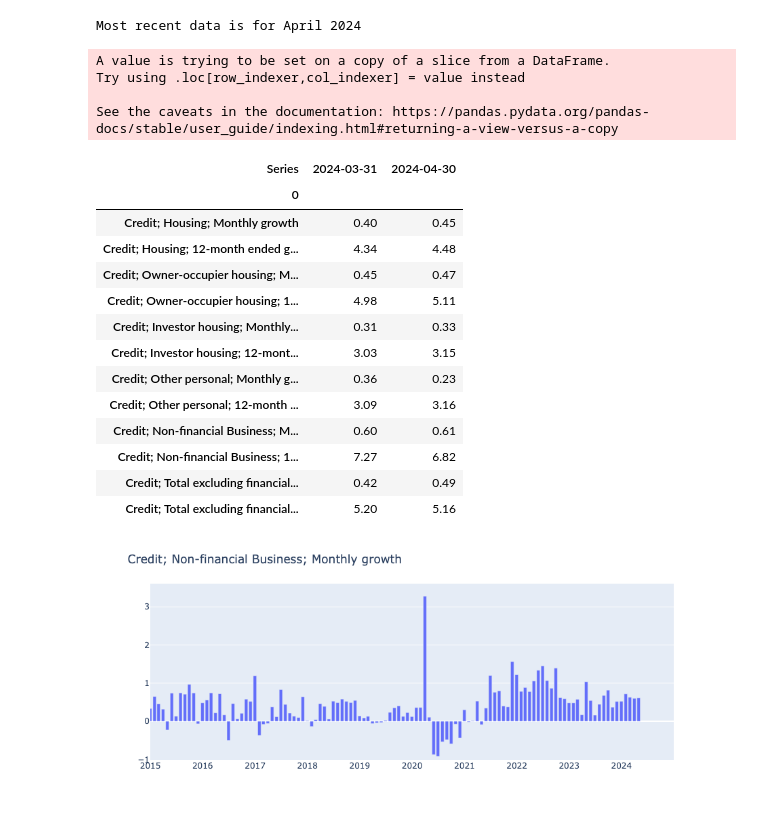
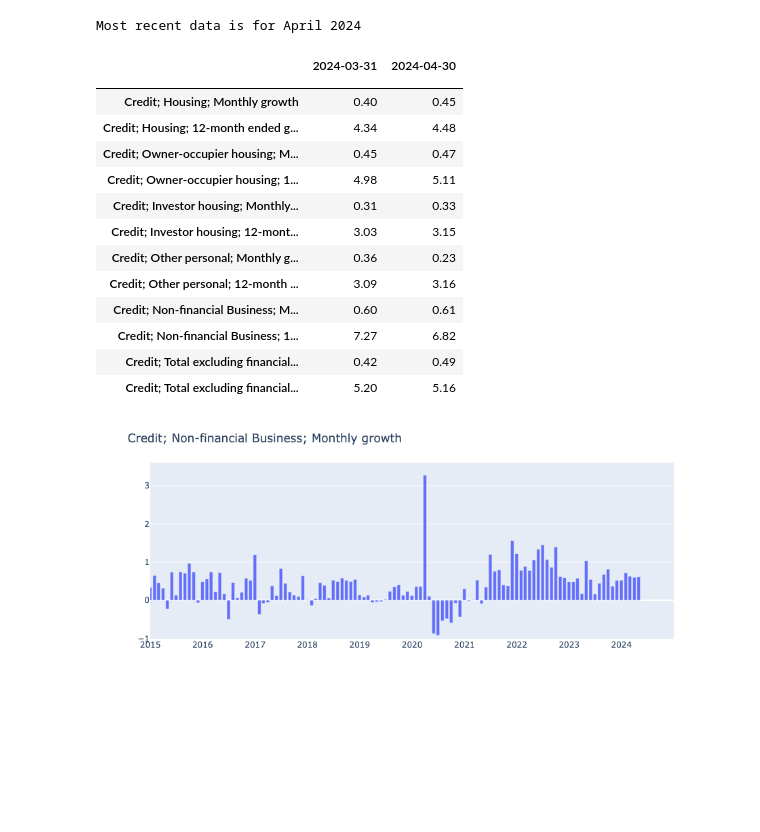
Before and after one commit to dandrew68/rateWebsiteTwo, a Jupyter notebook: CreditAggregatesExample.ipynb, the cells around one changed output. Cells and saved outputs as stored; diff of their text form; code cells hidden in the pictures; blank space fills up the shorter version.

Commit message:
Changes to table

```diff
--- a/CreditAggregatesExample.ipynb
+++ b/CreditAggregatesExample.ipynb
@@ -104,88 +104,71 @@ def graph_series(seriesName, data, startDate, endDate):
 
     return fig
 # %%
-
 df_for_table = df
 
 data_series = list(df_for_table)
-
+#print('Here is a list of data series in the table:')
 #print(data_series)
 
 df_for_table = df_for_table[-2:]
+#print('Here is just the last two rows in the dataframe')
 #display(df_for_table)
 
-df_for_table["Date"] = pd.to_datetime(df_for_table["Date"])
-#display(df_for_table)
-
-#df_for_table["Date"] = df_for_table["Date"].dt.strftime('%m/%Y')
-
-
-
-
-
-#new_dates = [date.strftime('%B %Y') for date in df_for_table["Date"]]
-#print(new_dates)
+#df_for_table.loc[:,0] = pd.to_datetime(df_for_table["Date"])
 
 df_for_table  = df_for_table.transpose()
 #display(df_for_table)
 
-df_for_table = df_for_table.round(decimals = 2)
+new_header = df_for_table.iloc[0] #grab the first row for the header
+df_for_table = df_for_table[1:] #take the data less the header row
+df_for_table.columns = new_header
 #display(df_for_table)
 
-#display(df_for_table)
+# df_for_table = df_for_table.round(decimals = 2)
 
-df_for_table.iloc[0][0] = ""
-datesList = df_for_table.iloc[0].tolist()
-df_for_table.columns = datesList
-#display(df_for_table)
 
-df_for_table = df_for_table[1:]
-#display(df_for_table)
+# datesList = df_for_table.iloc[0].tolist()
+# df_for_table.columns = datesList
 
-df_for_table.columns.name = "Series"
-#display(df_for_table)
+
+# df_for_table = df_for_table[1:]
+
+
+# df_for_table.columns.name = "Series"
+
 
 df_for_table = df_for_table.drop(['M3; 12-month ended growth',
                                   'M3; Monthly growth',
                                   'Credit; Business; Monthly growth',
                                   'Credit; Business; 12-month ended growth',
                                   'Credit; Total; Monthly growth',
                                   'Credit; Total; 12-month ended growth',
                                   'Broad money; Monthly growth',
                                   'Broad money; 12-month ended growth',
                                   'Credit; Business including select financial businesses; Monthly growth',
                                   'Credit; Business including select financial businesses; 12-month ended growth',
                                   'Credit; Total including select financial businesses; Monthly growth',
                                   'Credit; Total including select financial businesses; 12-month ended growth'])
-
 #display(df_for_table)
 
-#Credit; Total including select financial businesses;
 
-df_for_table = df_for_table.astype("float")
+# Change column A's values to floats
 
-#print(df_for_table['2024-03-31'].round(decimals = 1))
+df_for_table.index.names = ['']
+df_for_table.columns.names = ['']
 
 
-#df_for_table.iloc[:,1] = pd.to_numeric(df_for_table.iloc[:,1])
-#df_for_table.iloc[:,2] = pd.to_numeric(df_for_table.iloc[:,2])
 
-df_for_table = df_for_table.round(2)
-
+# df_for_table = df_for_table.round(2)
+# df_for_table = df_for_table[:-1]
+df_for_table = df_for_table.apply(pd.to_numeric, errors='coerce')
+df_for_table = df_for_table.round(decimals = 2)
 display(df_for_table)
-
-columns_list = df_for_table.columns
-#print(columns_list)
-
-
-#date(day=30, month=11, year=2014).strftime('%B %Y')
+# print('Up to here')
+# display(df_for_table)
 # %% [output]
-A value is trying to be set on a copy of a slice from a DataFrame.
-Try using .loc[row_indexer,col_indexer] = value instead
-
-See the caveats in the documentation: https://pandas.pydata.org/pandas-docs/stable/user_guide/indexing.html#returning-a-view-versus-a-copy
-| Series | 2024-03-31 | 2024-04-30 |
-| 0 |  |  |
+|  | 2024-03-31 | 2024-04-30 |
+|  |  |  |
 | Credit; Housing; Monthly growth | 0.40 | 0.45 |
 | Credit; Housing; 12-month ended g... | 4.34 | 4.48 |
 | Credit; Owner-occupier housing; M... | 0.45 | 0.47 |
```
Also changed, not shown: parts of 1 cell of this notebook.
